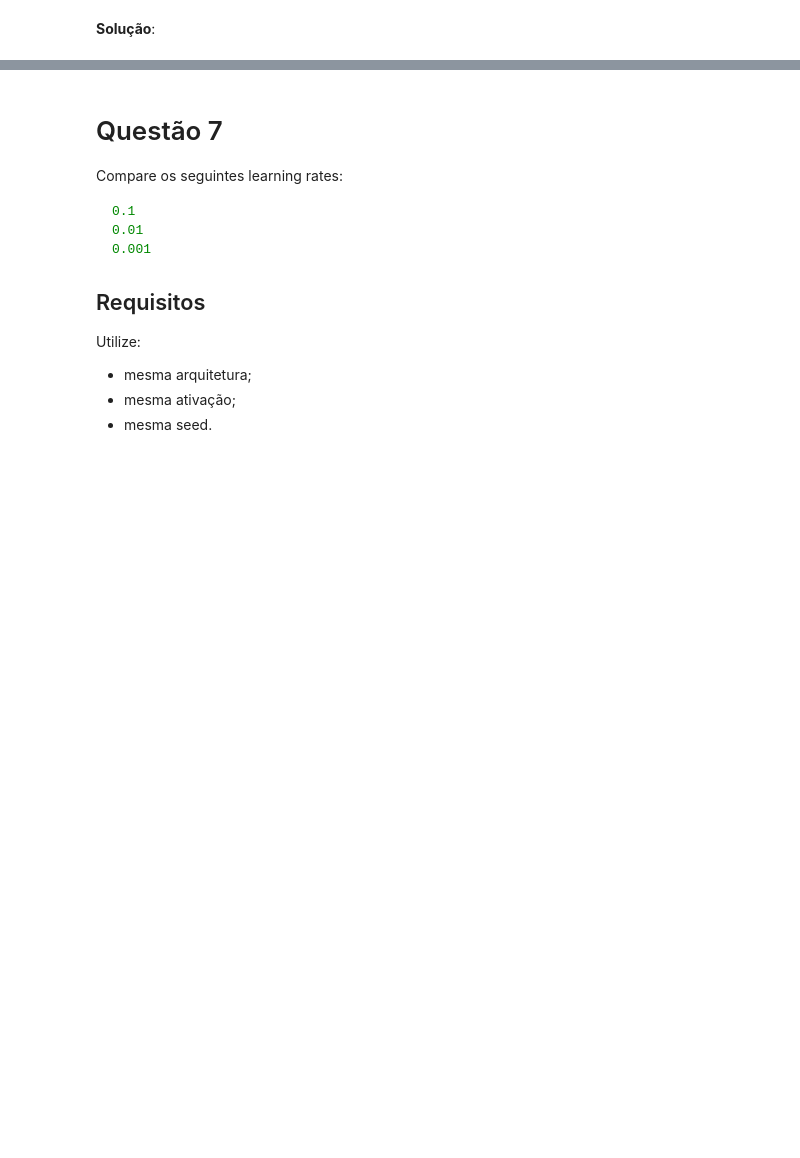
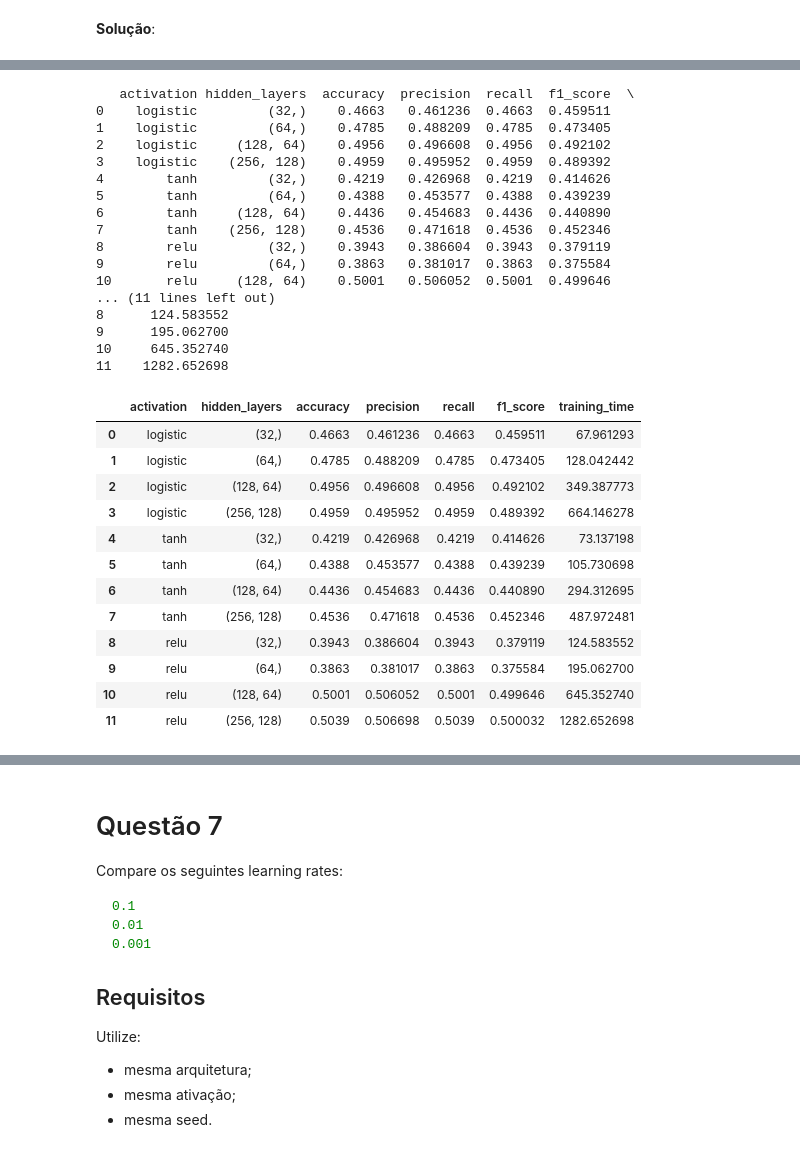
Before and after one commit to ddefbcourses/atividade-04-deep-learning-i-Pandor4b, a Jupyter notebook: notebooks/assignment.ipynb, the cells around one changed output, grey strips where cells are left out. Drawn from its saved outputs; the diff is of its cells as text; code cells hidden in the pictures; blank space fills up the shorter version.

```diff
--- a/notebooks/assignment.ipynb
+++ b/notebooks/assignment.ipynb
@@ -362,0 +577,16 @@ Responda:
+# %%
+
+X_train, X_val, y_train, y_val = load_data(seed=42)
+architectures = ((32,), (64,), (128,64), (256,128))
+results_arch = compare_architectures(
+    X_train, y_train, X_val, y_val,
+    activation=None,
+    learning_rate=0.001,
+    seed=42,
+    architectures=architectures,
+    max_iter=50,
+    batch_size=128,
+)
+print(results_arch)
+results_arch
+# %% [output]
@@ -362,0 +610,30 @@ Responda:
+   activation hidden_layers  accuracy  precision  recall  f1_score  \
+0    logistic         (32,)    0.4663   0.461236  0.4663  0.459511
+1    logistic         (64,)    0.4785   0.488209  0.4785  0.473405
+2    logistic     (128, 64)    0.4956   0.496608  0.4956  0.492102
+3    logistic    (256, 128)    0.4959   0.495952  0.4959  0.489392
+4        tanh         (32,)    0.4219   0.426968  0.4219  0.414626
+5        tanh         (64,)    0.4388   0.453577  0.4388  0.439239
+6        tanh     (128, 64)    0.4436   0.454683  0.4436  0.440890
+7        tanh    (256, 128)    0.4536   0.471618  0.4536  0.452346
+8        relu         (32,)    0.3943   0.386604  0.3943  0.379119
+9        relu         (64,)    0.3863   0.381017  0.3863  0.375584
+10       relu     (128, 64)    0.5001   0.506052  0.5001  0.499646
+... (11 lines left out)
+8      124.583552
+9      195.062700
+10     645.352740
+11    1282.652698
+|  | activation | hidden_layers | accuracy | precision | recall | f1_score | training_time |
+| 0 | logistic | (32,) | 0.4663 | 0.461236 | 0.4663 | 0.459511 | 67.961293 |
+| 1 | logistic | (64,) | 0.4785 | 0.488209 | 0.4785 | 0.473405 | 128.042442 |
+| 2 | logistic | (128, 64) | 0.4956 | 0.496608 | 0.4956 | 0.492102 | 349.387773 |
+| 3 | logistic | (256, 128) | 0.4959 | 0.495952 | 0.4959 | 0.489392 | 664.146278 |
+| 4 | tanh | (32,) | 0.4219 | 0.426968 | 0.4219 | 0.414626 | 73.137198 |
+| 5 | tanh | (64,) | 0.4388 | 0.453577 | 0.4388 | 0.439239 | 105.730698 |
+| 6 | tanh | (128, 64) | 0.4436 | 0.454683 | 0.4436 | 0.440890 | 294.312695 |
+| 7 | tanh | (256, 128) | 0.4536 | 0.471618 | 0.4536 | 0.452346 | 487.972481 |
+| 8 | relu | (32,) | 0.3943 | 0.386604 | 0.3943 | 0.379119 | 124.583552 |
+| 9 | relu | (64,) | 0.3863 | 0.381017 | 0.3863 | 0.375584 | 195.062700 |
+| 10 | relu | (128, 64) | 0.5001 | 0.506052 | 0.5001 | 0.499646 | 645.352740 |
+| 11 | relu | (256, 128) | 0.5039 | 0.506698 | 0.5039 | 0.500032 | 1282.652698 |
```
Also changed, not shown: parts of 39 cells of this notebook.
